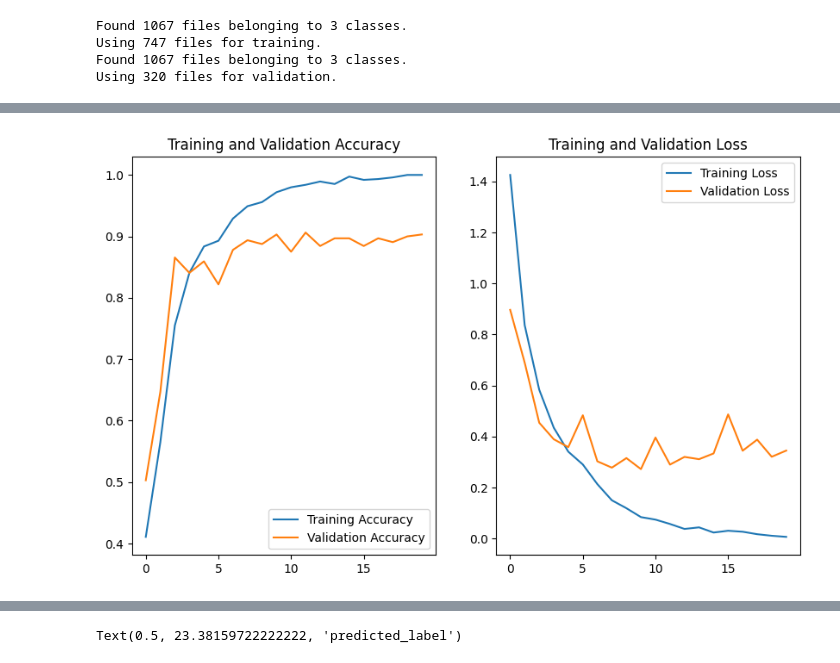
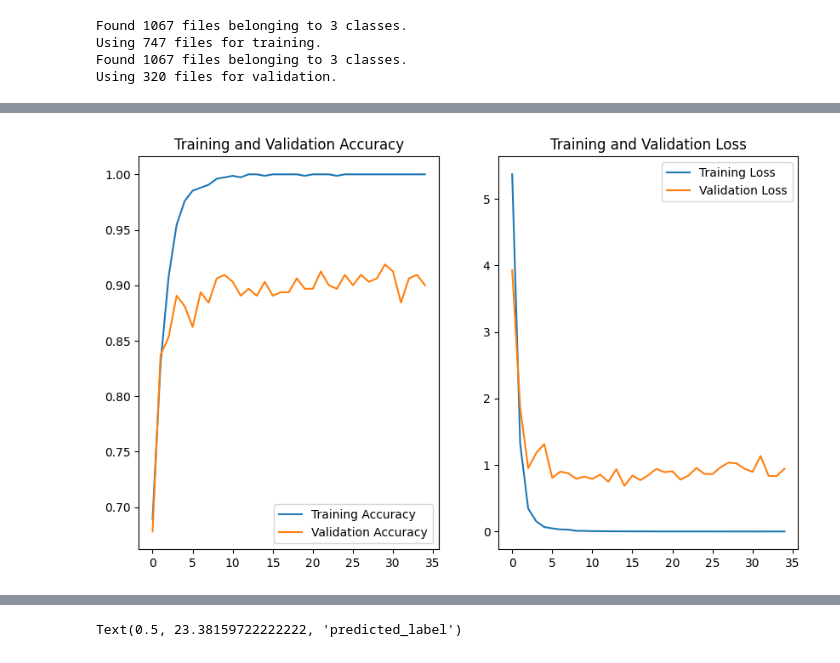
Before and after one commit to piotrpersona/cnn, a Jupyter notebook: notebooks/cnn.ipynb, the cells around one changed output, grey strips where cells are left out. Cells and saved outputs as stored; diff of their text form; code cells hidden in the pictures.

```diff
--- a/notebooks/cnn.ipynb
+++ b/notebooks/cnn.ipynb
@@ -30,22 +32,16 @@ ds_cfg = dict(
 )
 
 train_ds = tf.keras.preprocessing.image_dataset_from_directory(
-    './datasets/documents/raw',
+    './notebooks/datasets/documents/raw',
     subset="training",
     **ds_cfg
 )
 
 validation_ds = tf.keras.preprocessing.image_dataset_from_directory(
-    './datasets/documents/raw',
+    './notebooks/datasets/documents/raw',
     subset="validation",
     **ds_cfg
 )
-
-def augment(x, y):
-    image = tf.image.random_brightness(x, max_delta=0.05)
-    return image, y
-
-train_ds = train_ds.map(augment)
 # %% [output]
 Found 1067 files belonging to 3 classes.
 Using 747 files for training.
@@ -78,6 +88,3 @@ model = Sequential([
 model.compile(optimizer='adam',
               loss=tf.keras.losses.SparseCategoricalCrossentropy(from_logits=True),
               metrics=['accuracy'])
-# %%
-epochs = 20
-history = model.fit(train_ds, epochs=epochs, validation_data=validation_ds)
@@ -101,0 +91,21 @@ Epoch 20/20
+# %%
+run_id = uuid.uuid4()
+train_dir = f'./notebooks/models/training/{run_id}'
+log_dir = f'{train_dir}/logs'
+print(f'Training model with run_id: {run_id}, dir: {train_dir}, log_dir: {log_dir}')
+
+callback = [
+    callbacks.EarlyStopping(patience=20),
+    callbacks.ModelCheckpoint(filepath=f'{train_dir}/model.keras'),
+    callbacks.TensorBoard(log_dir=log_dir)
+]
+
+epochs = 50
+
+train_cfg = dict(
+    epochs=epochs,
+    validation_data=validation_ds,
+    callbacks=callback
+)
+
+history = model.fit(train_ds, **train_cfg)
@@ -102,26 +130,26 @@ Epoch 20/20
 # %%
 acc = history.history['accuracy']
 val_acc = history.history['val_accuracy']
 
 loss = history.history['loss']
 val_loss = history.history['val_loss']
 
-epochs_range = range(epochs)
+epochs_range = range(len(acc))
 
 plt.figure(figsize=(10, 6))
 plt.subplot(1, 2, 1)
 plt.plot(epochs_range, acc, label='Training Accuracy')
 plt.plot(epochs_range, val_acc, label='Validation Accuracy')
 plt.legend(loc='lower right')
 plt.title('Training and Validation Accuracy')
 
 plt.subplot(1, 2, 2)
 plt.plot(epochs_range, loss, label='Training Loss')
 plt.plot(epochs_range, val_loss, label='Validation Loss')
 plt.legend(loc='upper right')
 plt.title('Training and Validation Loss')
 plt.show()
 # %% [output]
-[figure, old version]
+[figure, new version]
 # %%
 predictions_result = []
```
Also changed, not shown: parts of 6 cells of this notebook, 1 other file.
